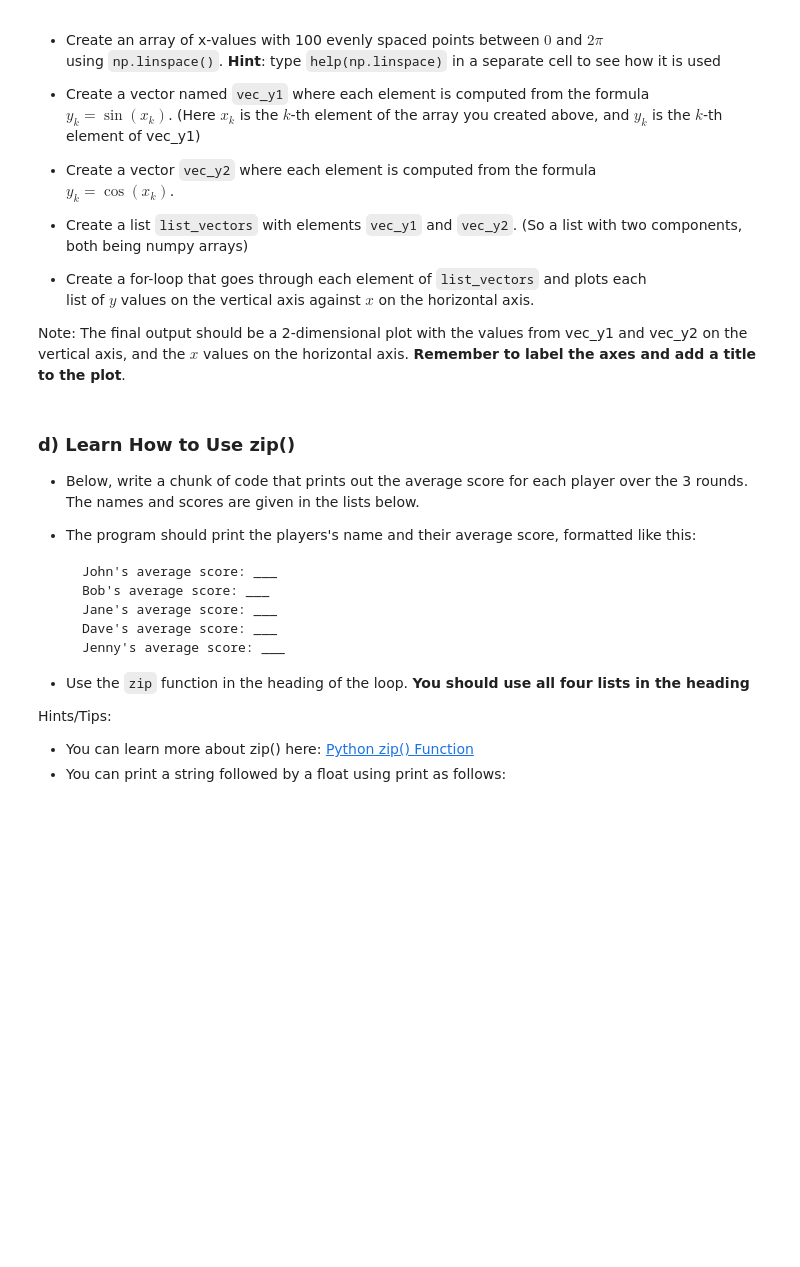
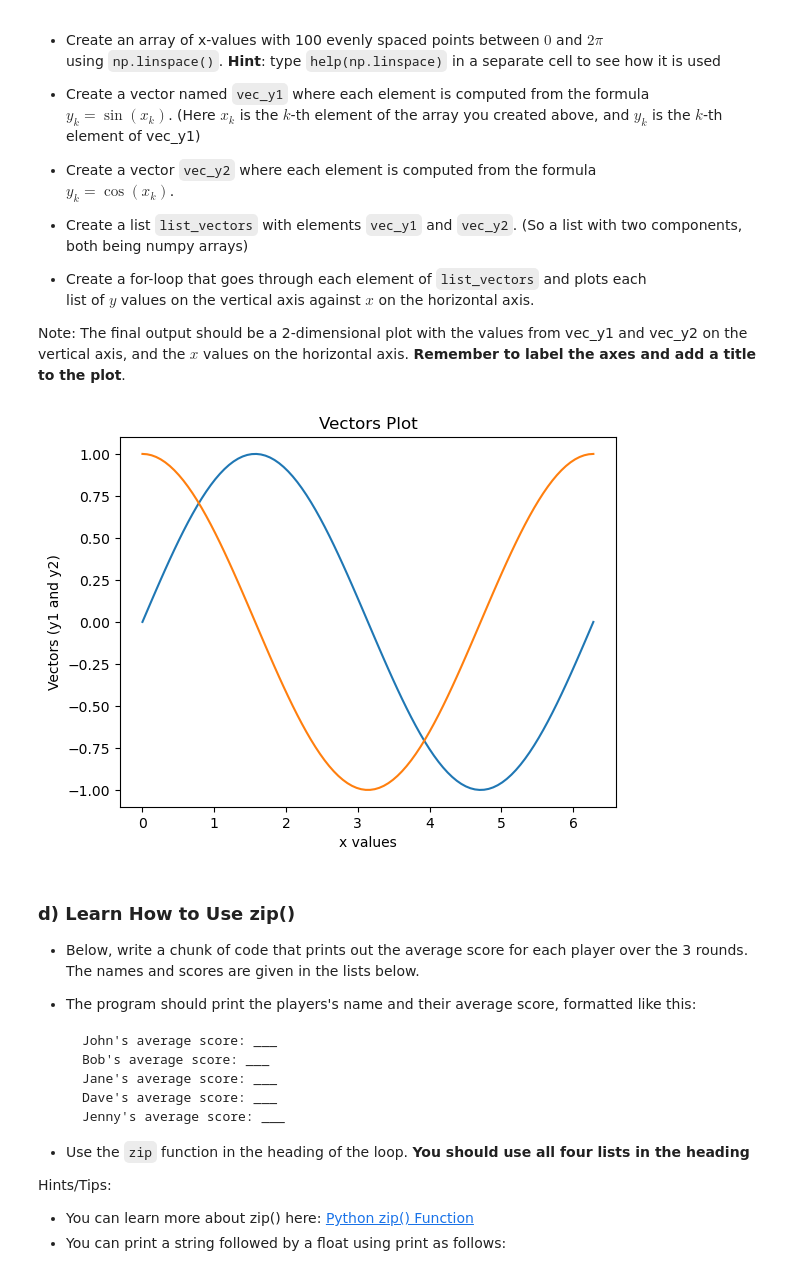
Before and after one commit to AxParr/qtm151fall2025, a Jupyter notebook: Assignments/assignment_4/Assignment4 copy.ipynb, the cells around one changed output. Saved outputs shown, nothing was run; the diff lists cells and outputs as text; code cells hidden in the pictures; blank space fills up the shorter version.

```diff
--- a/Assignments/assignment_4/Assignment4 copy.ipynb
+++ b/Assignments/assignment_4/Assignment4 copy.ipynb
@@ -87,18 +87,25 @@ Note: The final output should be a 2-dimensional plot with the values from vec_y
 # %%
 # Array of x-values
 x = np.linspace(0, 2*np.pi, 100)
 
 # Creating 1st Vector
 vec_y1 = np.sin(x)
 
 # Creating 2nd Vector
 vec_y2 = np.cos(x)
 
 # Creating List
 list_vectors = [vec_y1, vec_y2]
 
-# For-loop
-for vector in list_vectors
+# For-loop and plot
+for vector in list_vectors:
+    plt.plot(x , vector)
+plt.xlabel("x values")
+plt.ylabel("Vectors (y1 and y2)")
+plt.title("Vectors Plot")
+plt.show()
+# %% [output]
+[figure, added]
 # %% [markdown]
 ### d) Learn How to Use zip()
 
```
Also changed, not shown: parts of 10 cells of this notebook.
